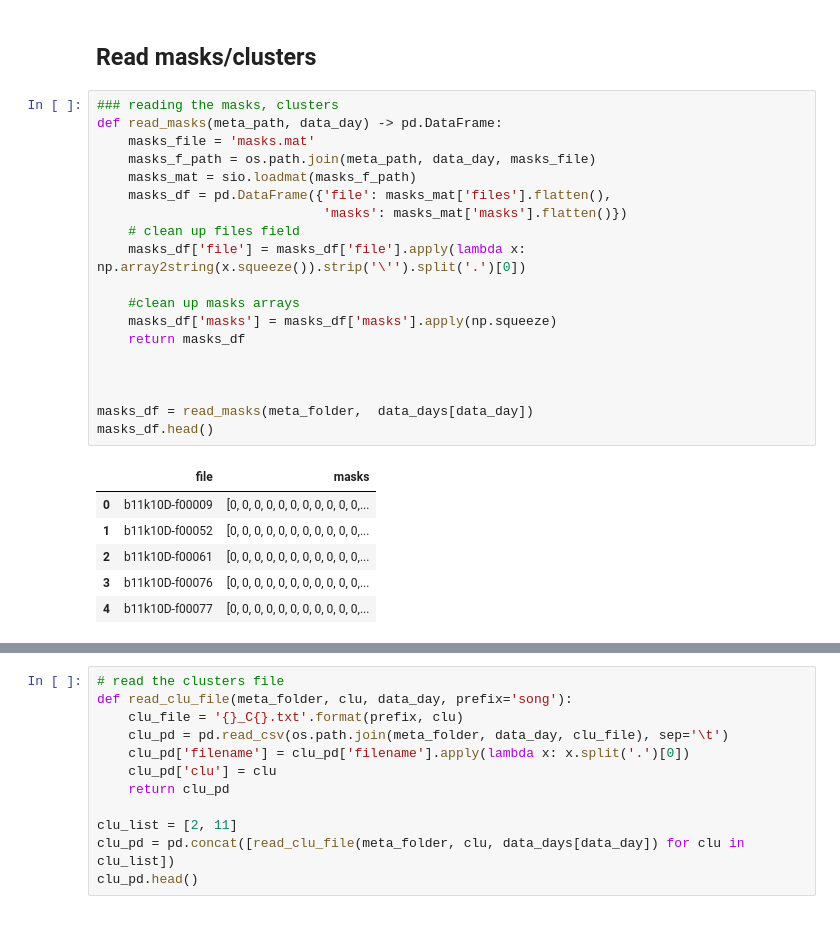
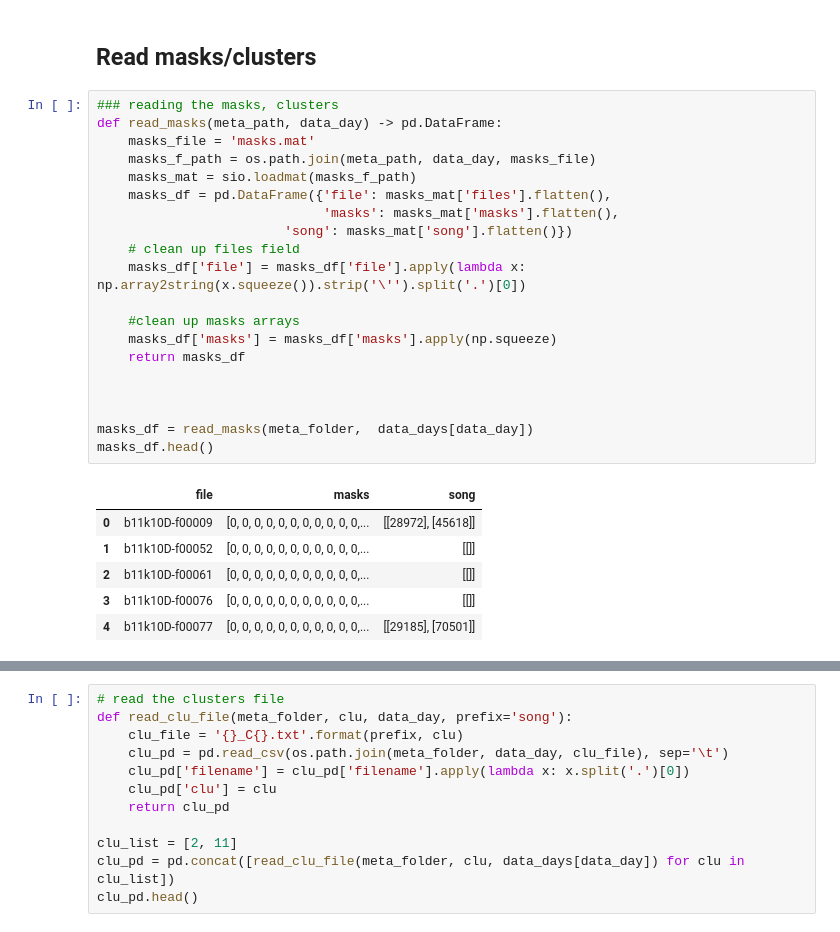
Before and after one commit to zekearneodo/pipefinch, a Jupyter notebook: notebooks/lvd_read.ipynb, the cells around one changed output, grey strips where cells are left out. Saved outputs shown, nothing was run; the diff lists cells and outputs as text.

```diff
--- a/notebooks/lvd_read.ipynb
+++ b/notebooks/lvd_read.ipynb
@@ -126,26 +144,27 @@ day_df.head()
 # %%
 ### reading the masks, clusters
 def read_masks(meta_path, data_day) -> pd.DataFrame:
     masks_file = 'masks.mat'
     masks_f_path = os.path.join(meta_path, data_day, masks_file)
     masks_mat = sio.loadmat(masks_f_path)
     masks_df = pd.DataFrame({'file': masks_mat['files'].flatten(),
-                             'masks': masks_mat['masks'].flatten()})
+                             'masks': masks_mat['masks'].flatten(),
+                        'song': masks_mat['song'].flatten()})
     # clean up files field
     masks_df['file'] = masks_df['file'].apply(lambda x: np.array2string(x.squeeze()).strip('\'').split('.')[0])
 
     #clean up masks arrays
     masks_df['masks'] = masks_df['masks'].apply(np.squeeze)
     return masks_df
 
 
 
 masks_df = read_masks(meta_folder,  data_days[data_day])
 masks_df.head()
 # %% [output]
-|  | file | masks |
-| 0 | b11k10D-f00009 | [0, 0, 0, 0, 0, 0, 0, 0, 0, 0, 0,... |
-| 1 | b11k10D-f00052 | [0, 0, 0, 0, 0, 0, 0, 0, 0, 0, 0,... |
-| 2 | b11k10D-f00061 | [0, 0, 0, 0, 0, 0, 0, 0, 0, 0, 0,... |
-| 3 | b11k10D-f00076 | [0, 0, 0, 0, 0, 0, 0, 0, 0, 0, 0,... |
-| 4 | b11k10D-f00077 | [0, 0, 0, 0, 0, 0, 0, 0, 0, 0, 0,... |
+|  | file | masks | song |
+| 0 | b11k10D-f00009 | [0, 0, 0, 0, 0, 0, 0, 0, 0, 0, 0,... | [[28972], [45618]] |
+| 1 | b11k10D-f00052 | [0, 0, 0, 0, 0, 0, 0, 0, 0, 0, 0,... | [[]] |
+| 2 | b11k10D-f00061 | [0, 0, 0, 0, 0, 0, 0, 0, 0, 0, 0,... | [[]] |
+| 3 | b11k10D-f00076 | [0, 0, 0, 0, 0, 0, 0, 0, 0, 0, 0,... | [[]] |
+| 4 | b11k10D-f00077 | [0, 0, 0, 0, 0, 0, 0, 0, 0, 0, 0,... | [[29185], [70501]] |
```
Also changed, not shown: parts of 5 cells of this notebook, 4 other files.
